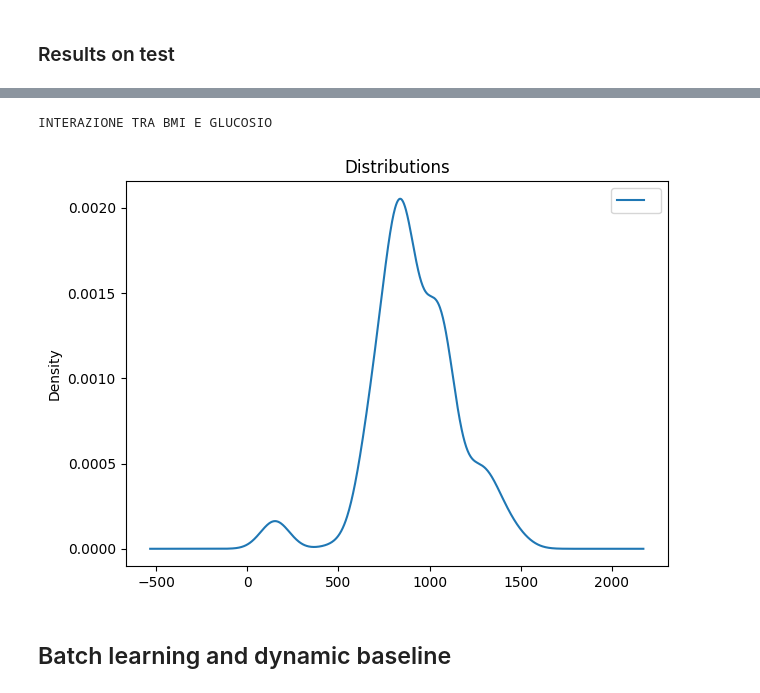
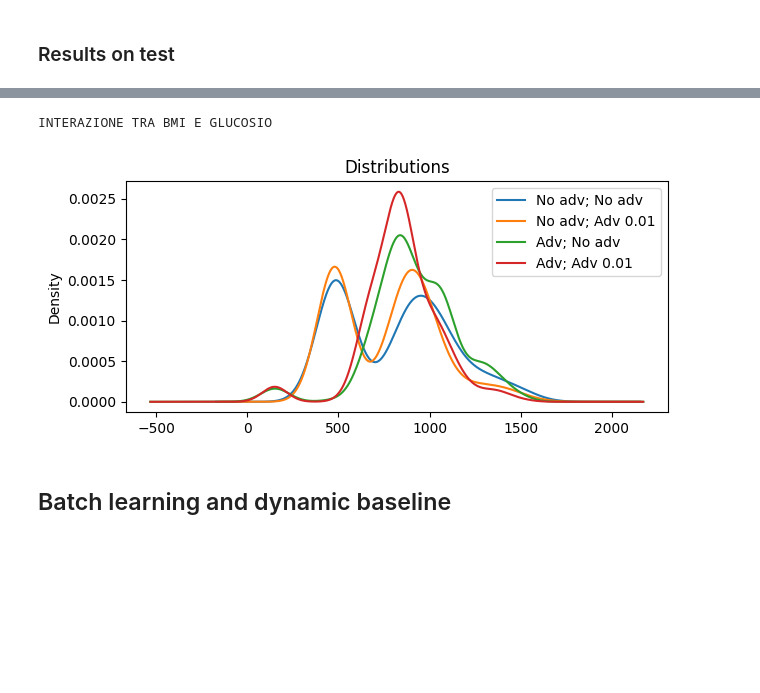
Before and after one commit to MaddalenaGhiotti/ReinforcementLearningProject, a Jupyter notebook: Maddalena/main_Maddalena.ipynb, the cells around one changed output, grey strips where cells are left out. Cells and saved outputs as stored; diff of their text form; code cells hidden in the pictures; blank space fills up the shorter version.

```diff
--- a/Maddalena/main_Maddalena.ipynb
+++ b/Maddalena/main_Maddalena.ipynb
@@ -707,13 +608,15 @@ returns_df=pd.DataFrame({'No adv; No adv':returns_noAdv[1], 'No adv; Adv 0.01':r
+# %%
+returns_df=pd.read_csv('reportFiles/adversarial_test_results.csv', index_col='index')
 # %%
 print("INTERAZIONE TRA BMI E GLUCOSIO")
-fig, axs = plt.subplots(1,1, figsize=(7,5))
-pd.Series(array_noAdv.reshape(-1)).plot.density(ax=axs,legend=True, )
+fig, axs = plt.subplots(1,1, figsize=(7,3))
+returns_df.plot.density(ax=axs,legend=True)
 #data[data['diabetes']==1][['Insulin_Sensitivity_Est']].plot.density(ax=axs[1],legend=True)
 axs.set_title('Distributions')
 plt.show()
 # %% [output]
 INTERAZIONE TRA BMI E GLUCOSIO
-[figure, old version]
+[figure, new version]
 # %% [markdown]
 ## Batch learning and dynamic baseline
 # %%
```
Also changed, not shown: parts of 14 cells of this notebook, 46 other files.
